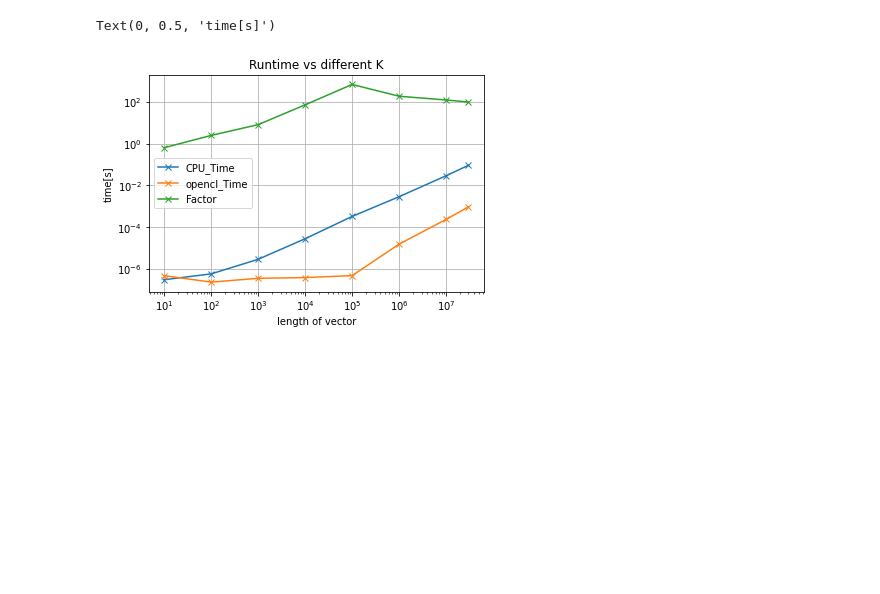
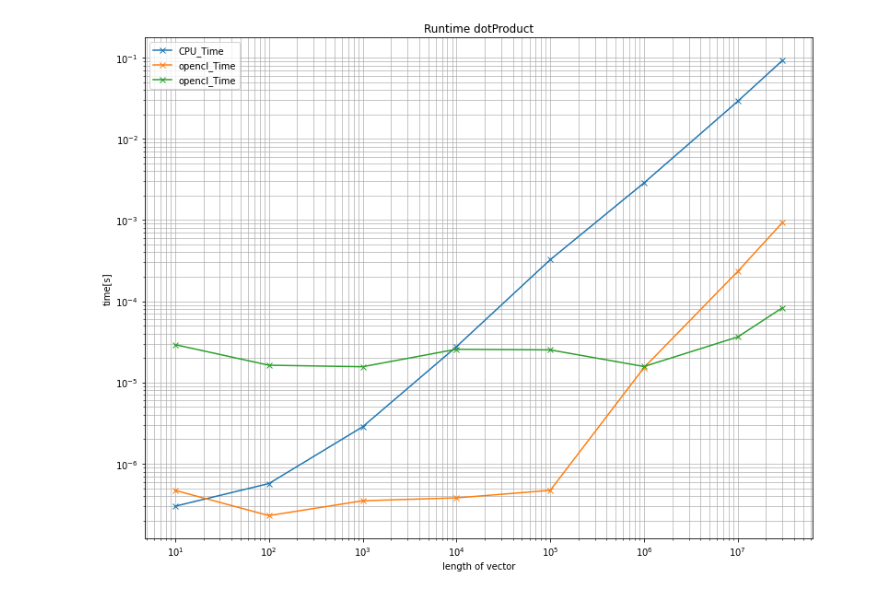
Before and after one commit to axcy0809/ManyCore, a Jupyter notebook: Alex/Ex7/plots.ipynb, the cells around one changed output. Drawn from its saved outputs; the diff is of its cells as text; code cells hidden in the pictures; blank space fills up the shorter version.

```diff
--- a/Alex/Ex7/plots.ipynb
+++ b/Alex/Ex7/plots.ipynb
@@ -4,19 +4,20 @@ import matplotlib.pyplot as plt
 # %%
 N = [10,100, 1000, 10000, 100000, 1000000, 10000000, 30000000]
 CPU_time = [3e-07, 5.7e-07, 2.85e-06, 2.759e-05, 0.00032447, 0.00286088, 0.0289263, 0.0921195]
 opencl_time = [4.7e-07,2.3e-07, 3.5e-07, 3.8e-07, 4.7e-07, 1.523e-05, 0.00023278, 0.00093314]
-factor = [0.638298, 2.47826, 8.14286, 72.6053, 690.362, 187.845, 124.265, 98.7199]
+GPU_time = [2.922e-05, 1.632e-05, 1.564e-05, 2.564e-05, 2.519e-05, 1.573e-05, 3.635e-05,8.328e-05]
+factor_CPU_opencl = [0.638298, 2.47826, 8.14286, 72.6053, 690.362, 187.845, 124.265, 98.7199]
+factor_CPU_GPU = [0.00773196, 0.0181319, 0.0954561, 1.11926, 10.0644, 171.597, 842.527, 1095.57]
 
-
+plt.figure(figsize=(13,10))
 plt.loglog(N,CPU_time, label = "CPU_Time", marker='x')
 plt.loglog(N,opencl_time, label = "opencl_Time", marker='x')
-plt.loglog(N,factor, label = "Factor", marker='x')
+plt.loglog(N,GPU_time, label = "opencl_Time", marker='x')
 plt.legend()
-plt.grid()
+plt.grid(True, which="both",linewidth=0.7)
 plt.title("Runtime dotProduct")
 plt.xlabel("length of vector")
 plt.ylabel("time[s]")
 plt.savefig("Bilder/Runtime_dotProduct")
 # %% [output]
-Text(0, 0.5, 'time[s]')
-[figure, old version]
+[figure, new version]
```
Also changed, not shown: parts of 1 cell of this notebook, 11 other files.
